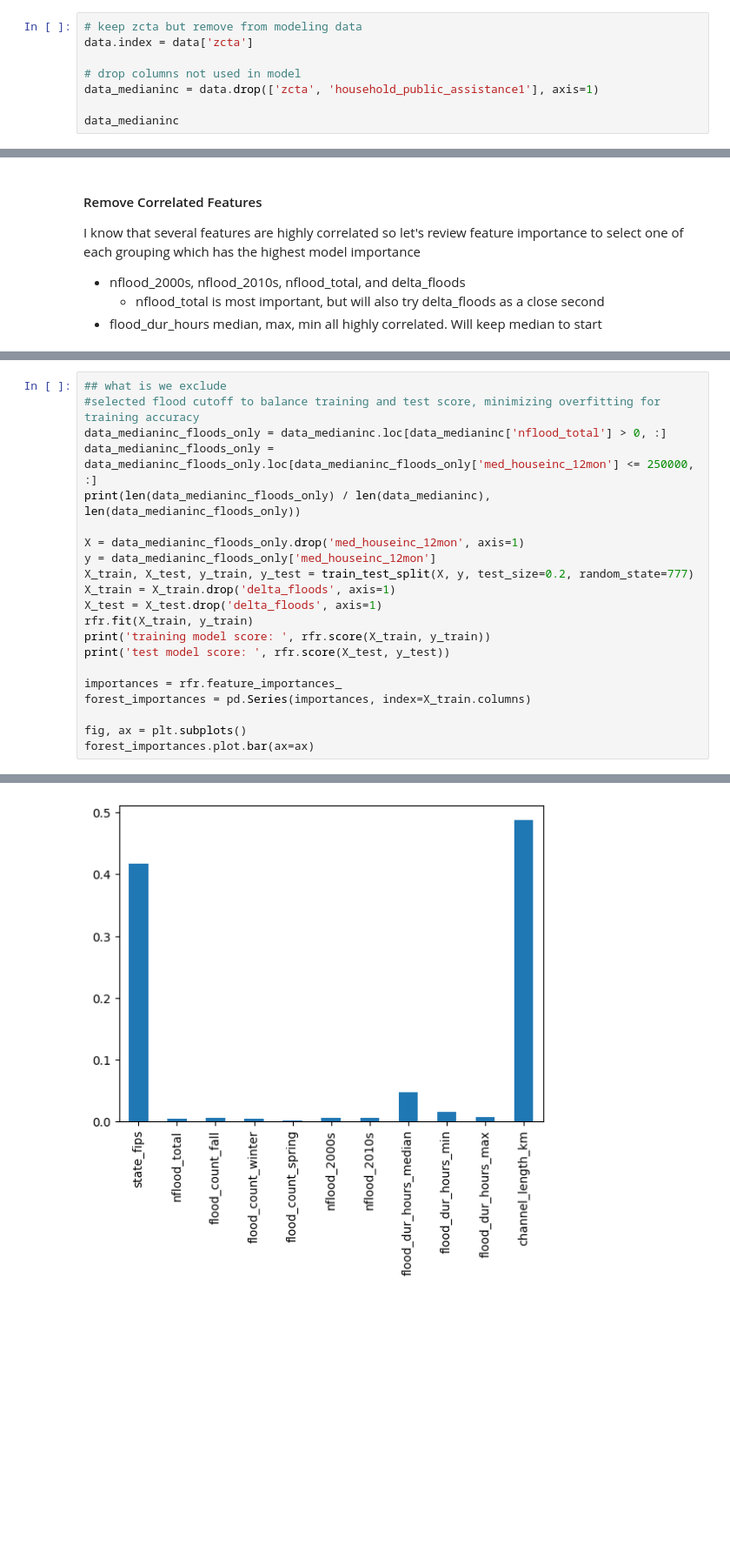
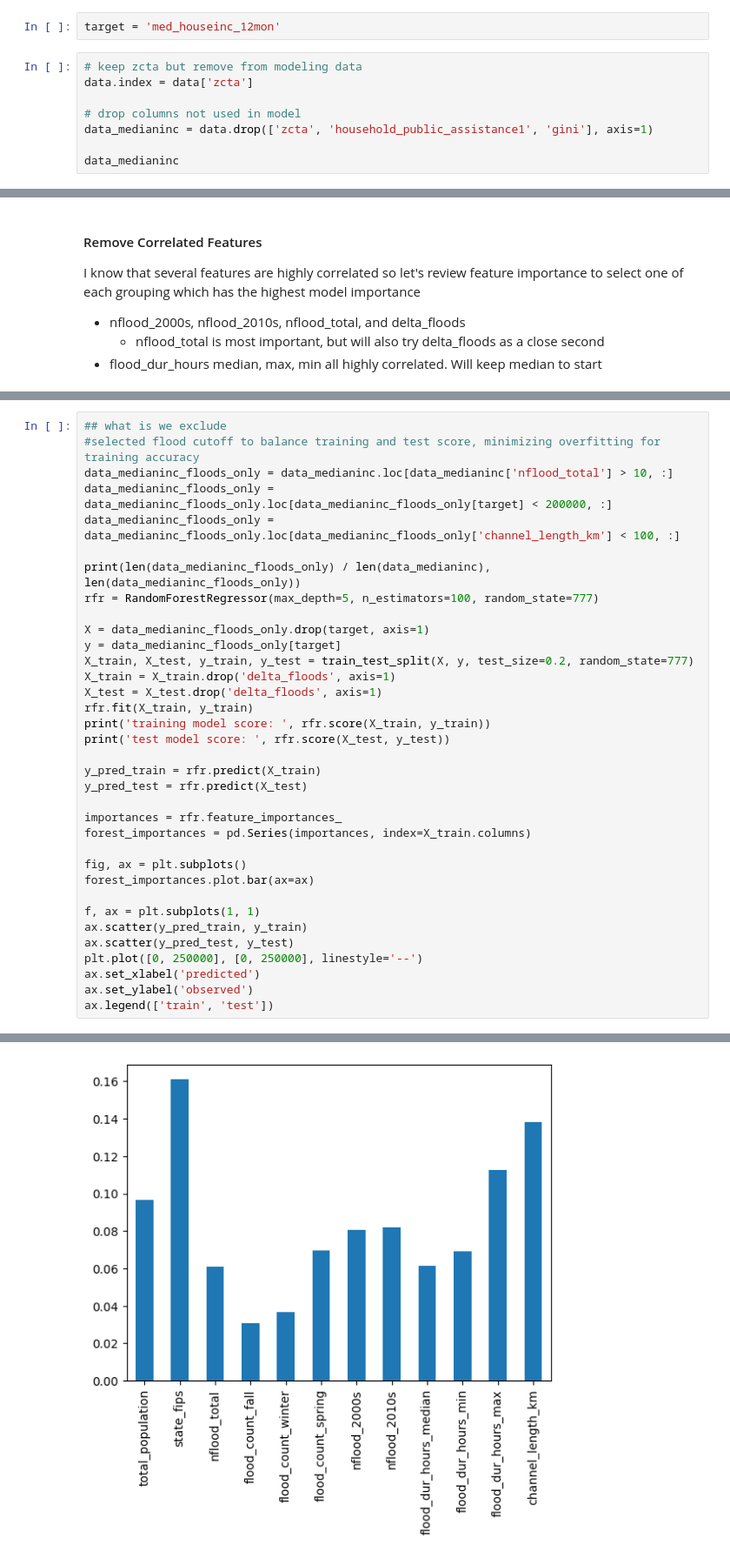
Before and after one commit to kpretz/Social-Economics-of-Flood-Ocurrence, a Jupyter notebook: 03_FeatureEngineering_Modeling_RFR.ipynb, the cells around one changed output, grey strips where cells are left out. Shown at 87% size. Saved outputs shown, nothing was run; the diff lists cells and outputs as text; blank space fills up the shorter version.

```diff
--- a/03_FeatureEngineering_Modeling_RFR.ipynb
+++ b/03_FeatureEngineering_Modeling_RFR.ipynb
@@ -42,12 +44,14 @@ zcta                            0
 channel_length_km               0
 delta_floods                    0
 dtype: int64
+# %%
+target = 'med_houseinc_12mon'
 # %%
 # keep zcta but remove from modeling data
 data.index = data['zcta']
 
 # drop columns not used in model
-data_medianinc = data.drop(['zcta', 'household_public_assistance1'], axis=1)
+data_medianinc = data.drop(['zcta', 'household_public_assistance1', 'gini'], axis=1)
 
 data_medianinc
 # %% [output]
@@ -202,12 +228,15 @@ test model score:  0.10907713272833841
 # %%
 ## what is we exclude
 #selected flood cutoff to balance training and test score, minimizing overfitting for training accuracy
-data_medianinc_floods_only = data_medianinc.loc[data_medianinc['nflood_total'] > 0, :]
-data_medianinc_floods_only = data_medianinc_floods_only.loc[data_medianinc_floods_only['med_houseinc_12mon'] <= 250000, :]
+data_medianinc_floods_only = data_medianinc.loc[data_medianinc['nflood_total'] > 10, :]
+data_medianinc_floods_only = data_medianinc_floods_only.loc[data_medianinc_floods_only[target] < 200000, :]
+data_medianinc_floods_only = data_medianinc_floods_only.loc[data_medianinc_floods_only['channel_length_km'] < 100, :]
+
 print(len(data_medianinc_floods_only) / len(data_medianinc), len(data_medianinc_floods_only))
+rfr = RandomForestRegressor(max_depth=5, n_estimators=100, random_state=777)
 
-X = data_medianinc_floods_only.drop('med_houseinc_12mon', axis=1)
-y = data_medianinc_floods_only['med_houseinc_12mon']
+X = data_medianinc_floods_only.drop(target, axis=1)
+y = data_medianinc_floods_only[target]
 X_train, X_test, y_train, y_test = train_test_split(X, y, test_size=0.2, random_state=777)
 X_train = X_train.drop('delta_floods', axis=1)
 X_test = X_test.drop('delta_floods', axis=1)
@@ -215,9 +244,20 @@ rfr.fit(X_train, y_train)
 print('training model score: ', rfr.score(X_train, y_train))
 print('test model score: ', rfr.score(X_test, y_test))
 
+y_pred_train = rfr.predict(X_train)
+y_pred_test = rfr.predict(X_test)
+
 importances = rfr.feature_importances_
 forest_importances = pd.Series(importances, index=X_train.columns)
 
 fig, ax = plt.subplots()
 forest_importances.plot.bar(ax=ax)
+
+f, ax = plt.subplots(1, 1)
+ax.scatter(y_pred_train, y_train)
+ax.scatter(y_pred_test, y_test)
+plt.plot([0, 250000], [0, 250000], linestyle='--')
+ax.set_xlabel('predicted')
+ax.set_ylabel('observed')
+ax.legend(['train', 'test'])
 # %% [output]
@@ -228 +268 @@ test model score:  0.19638944906054556
-[figure, old version]
+[figure, new version]
```
Also changed, not shown: parts of 23 cells of this notebook, 4 other files.
